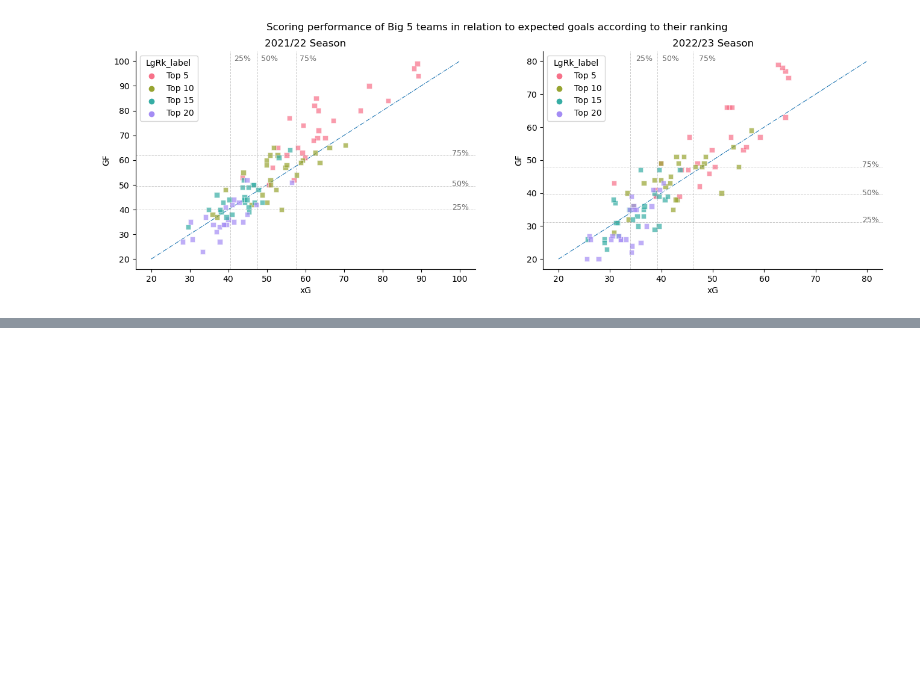
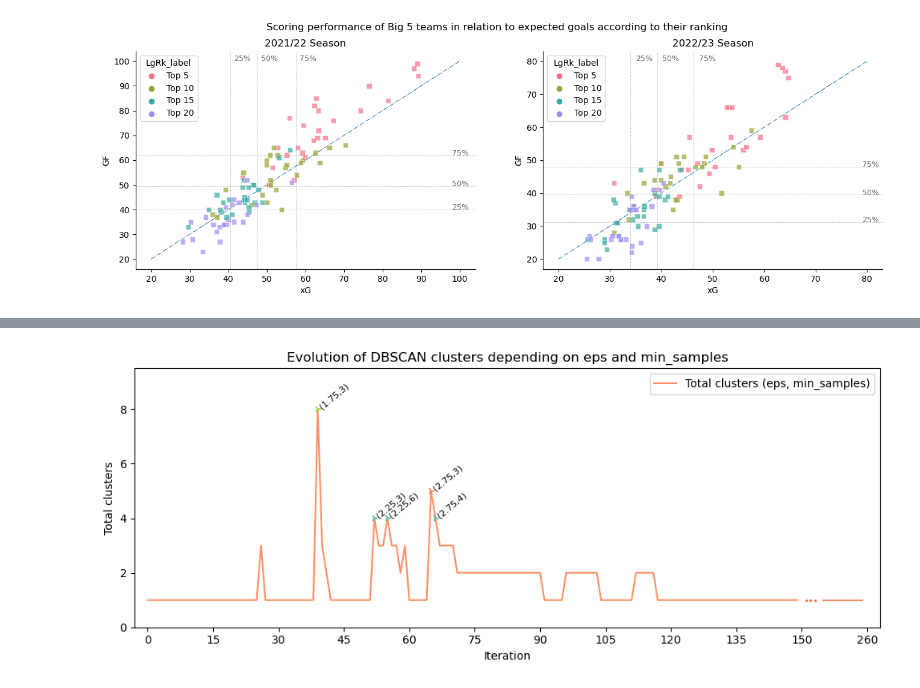
Before and after one commit to achrafkr/Data-Visualization, a Jupyter notebook: Notebooks/Football_stats.ipynb, the cells around one changed output, grey strips where cells are left out. Cells and saved outputs as stored; diff of their text form; code cells hidden in the pictures; blank space fills up the shorter version.

```diff
--- a/Notebooks/Football_stats.ipynb
+++ b/Notebooks/Football_stats.ipynb
@@ -203,0 +214,22 @@ del tm_2022["Season"], tm_2023["Season"]
+# %%
+scaler = StandardScaler()
+tsne = TSNE(n_components=2)
+pca = PCA(n_components=2)
+data = pd.DataFrame(scaler.fit_transform(tm_2022[[col for col in tm_2022.columns if col not in \
+                ["Rk", "Country", "Squad", "Goalkeeper", "Top_Team_Scorer_name", "LgRk_label"]]]))
+
+X_train_tsne = tsne.fit_transform(data)
+X_train_pca = pca.fit_transform(data)
+
+tm_2022[["tsne_A", "tsne_B"]] = X_train_tsne
+tm_2022[["pca_A", "pca_B"]] = X_train_pca
+# %%
+%%time
+info = {"eps":[], "min_samples":[], "labels":[]}
+for eps in np.arange(0.25, 10.25, 0.5):
+    for min_samples in range(3, 16):
+        dbscan_model = DBSCAN(eps=eps, min_samples=min_samples).fit(data)
+        info["eps"].append(eps)
+        info["min_samples"].append(min_samples)
+        info["labels"].append(len(set(dbscan_model.labels_)))
+info = pd.DataFrame(info)
@@ -203,0 +239,23 @@ del tm_2022["Season"], tm_2023["Season"]
+# %%
+fig, ax = plt.subplots(figsize = (12, 4.2))
+colors = sns.color_palette("Set2", 5)
+col = {x:c for x,c in zip(range(4, 9), colors)}
+c_map = [col[lab] for lab in info[info.labels > 3].labels]
+ax.plot(np.arange(150), info.labels.iloc[:150], c='orangered', alpha=0.6)
+ax.plot(np.arange(151, 154), np.ones(3), c='orangered', alpha=0.6, marker='.', markersize=3, linestyle='none')
+ax.plot(np.arange(155, 165), info.labels.iloc[-10:], c='orangered', alpha=0.6)
+ax.scatter(np.where(info.labels.values > 3)[0], info[info.labels > 3].labels, marker ='4', c=c_map, s=40, zorder=4)
+for x, y, eps, min_samples in zip(np.where(info.labels.values > 3)[0], info[info.labels > 3].labels,
+                                  info[info.labels > 3].eps, info[info.labels > 3].min_samples):
+    ax.text(x+0.1, y, s="({},{})".format(eps, min_samples), rotation=40, fontsize=8)
+
+ax.set_xticks(list(np.arange(170)[::15]), labels=list(np.arange(160)[::15])+[260])
+ax.set_xlim(-3, 168)
+ax.set_ylim(0, info.labels.max()+1.5)
+ax.legend(labels=["Total clusters (eps, min_samples)"])
+ax.set_ylabel("Total clusters")
+ax.set_xlabel("Iteration")
+ax.set_title("Evolution of DBSCAN clusters depending on eps and min_samples")
+plt.show()
+# %% [output]
+[figure, added]
```
Also changed, not shown: parts of 8 cells of this notebook.
